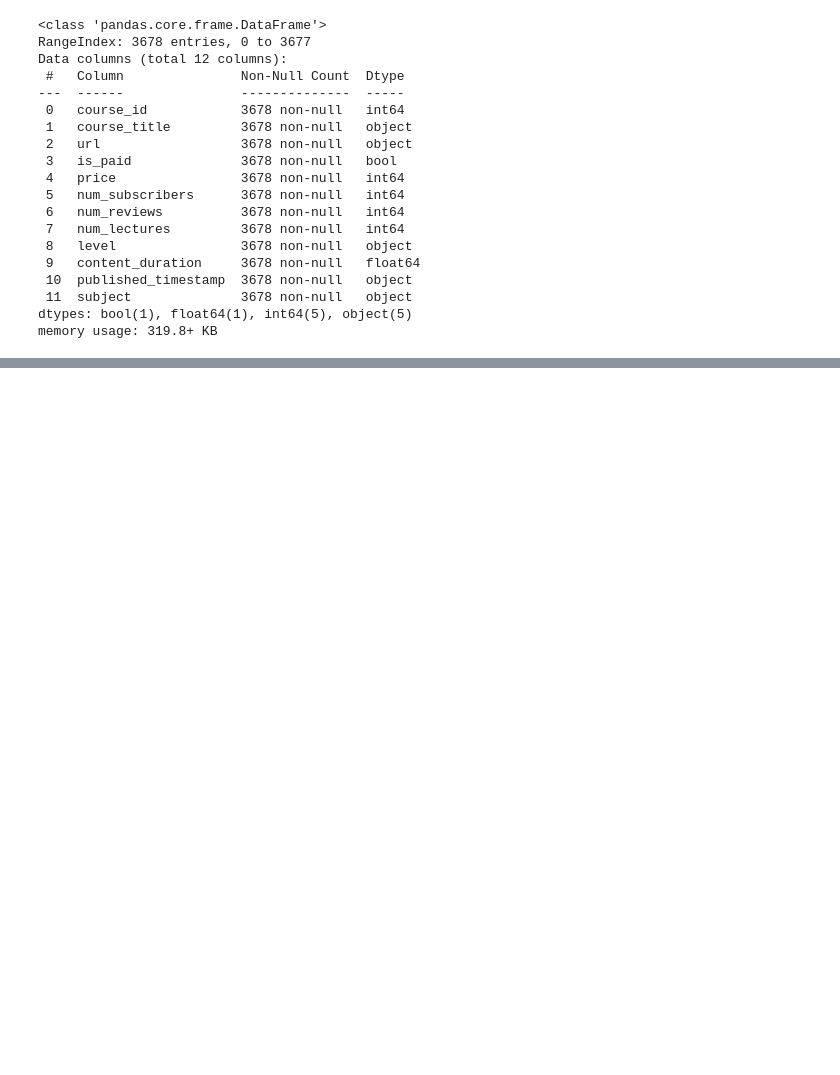
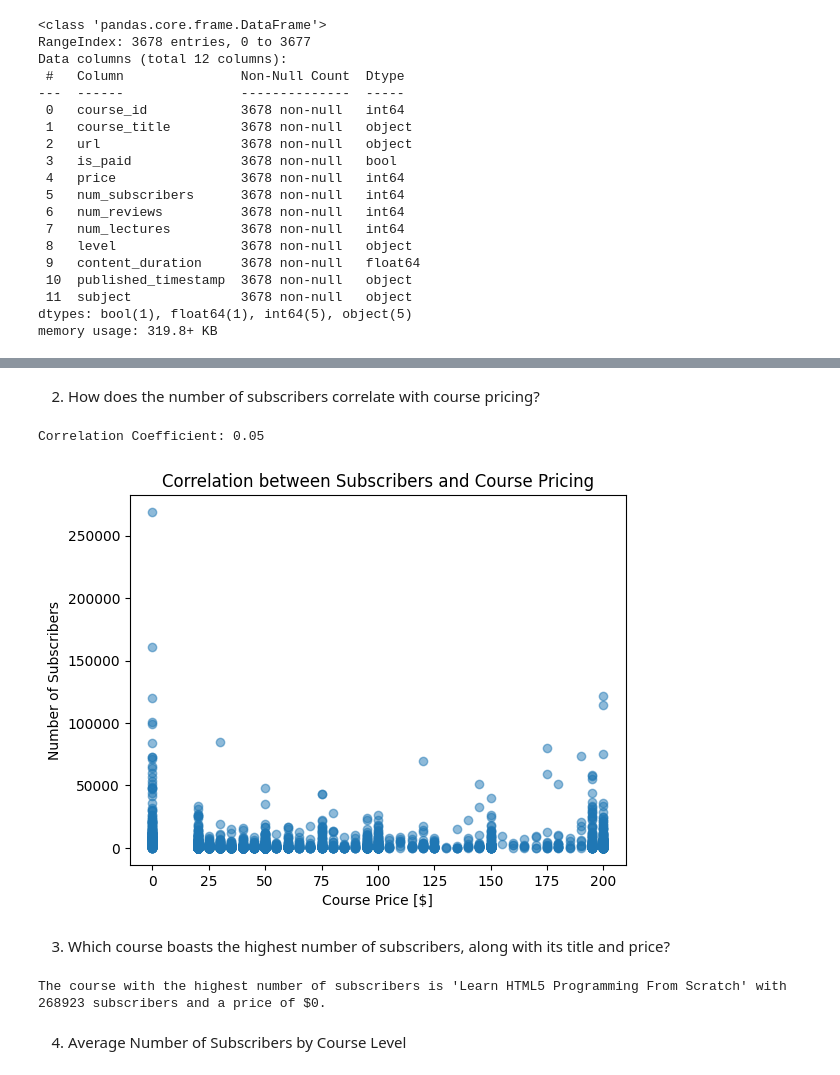
Before and after one commit to KJTechnologies/3-sections, a Jupyter notebook: Udemy.ipynb, the cells around one changed output, grey strips where cells are left out. Saved outputs shown, nothing was run; the diff lists cells and outputs as text; code cells hidden in the pictures; blank space fills up the shorter version.

```diff
--- a/Udemy.ipynb
+++ b/Udemy.ipynb
@@ -101,0 +105,39 @@ memory usage: 319.8+ KB
+# %% [markdown]
+2. How does the number of subscribers correlate with course pricing?
+# %%
+subscribers = df['num_subscribers']
+prices = df['price']
+
+#  a scatter plot showing relationship
+plt.scatter(prices, subscribers, alpha=0.5)
+
+# labels and a title to the chart
+plt.xlabel('Course Price [$]')
+plt.ylabel('Number of Subscribers')
+plt.title('Correlation between Subscribers and Course Pricing')
+
+# Calculates the correlation coefficient
+correlation = np.corrcoef(prices, subscribers)[0, 1]
+print(f'Correlation Coefficient: {correlation:.2f}')
+
+# show plot
+plt.show()
+# %% [output]
+Correlation Coefficient: 0.05
+[figure, added]
+# %% [markdown]
+3. Which course boasts the highest number of subscribers, along with its title and price?
+# %%
+# sort dataframe(df) in descending order
+sorted_df = df.sort_values(by='num_subscribers', ascending=False)
+top_course = sorted_df.iloc[0]
+
+title = top_course['course_title']
+subscribers = top_course['num_subscribers']
+price = top_course['price']
+
+print(f"The course with the highest number of subscribers is '{title}' with {subscribers} subscribers and a price of ${price}.")
+# %% [output]
+The course with the highest number of subscribers is 'Learn HTML5 Programming From Scratch' with 268923 subscribers and a price of $0.
+# %% [markdown]
+4. Average Number of Subscribers by Course Level
```
Also changed, not shown: parts of 25 cells of this notebook.
